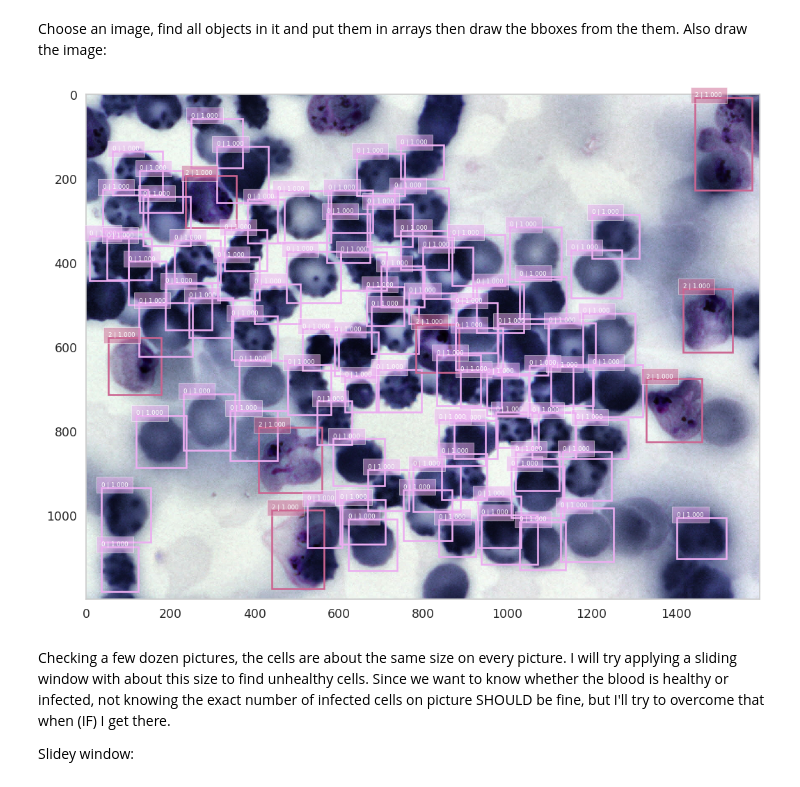
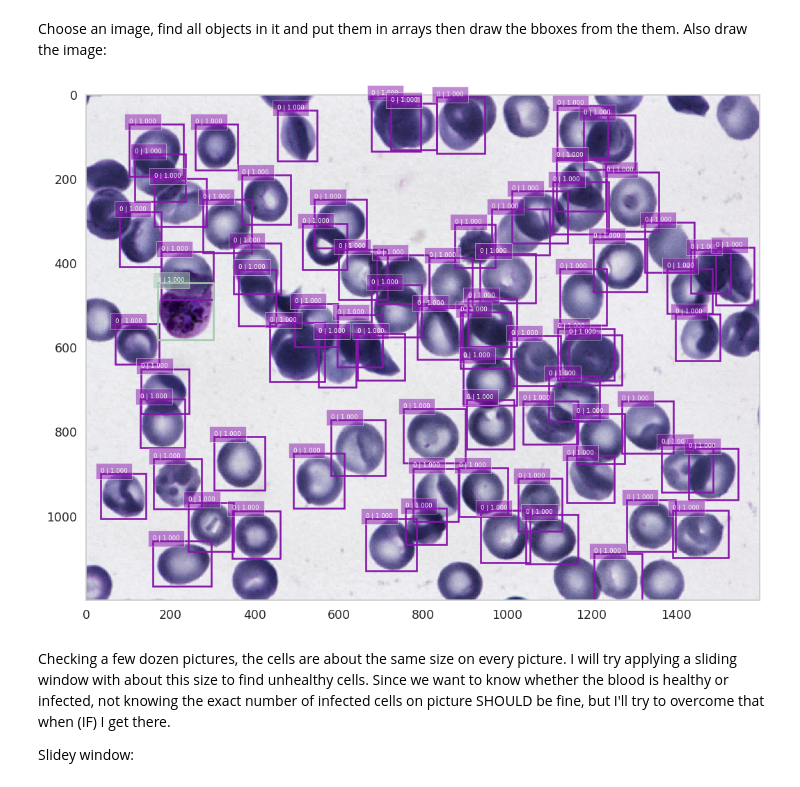
Before and after one commit to Lasulux/Midterm_Project, a Jupyter notebook: Malaria.ipynb, the cells around one changed output. Drawn from its saved outputs; the diff is of its cells as text; code cells hidden in the pictures.

```diff
--- a/Malaria.ipynb
+++ b/Malaria.ipynb
@@ -111,29 +111,29 @@ train_df.sample(5)
 # %% [markdown]
 Choose an image, find all objects in it and put them in arrays then draw the bboxes from the them. Also draw the image:
 # %%
-test_row = train_df.iloc[5]
+test_row = train_df.iloc[120]
 def show_image_boxes(in_row, ax=None):
     c_img = imread('drive/My Drive/malaria-bounding-boxes/malaria/malaria/' + in_row['path'])
     lab_img = np.zeros((c_img.shape[0], c_img.shape[1]), dtype='int')
     classes=[]
     scores=[]
     bboxes=[]
     for c_obj in in_row['objects']:
         bbx1 = c_obj['bounding_box']['minimum']['r']/lab_img.shape[0]
         bby1 = c_obj['bounding_box']['minimum']['c']/lab_img.shape[1]
         bbx2 = c_obj['bounding_box']['maximum']['r']/lab_img.shape[0]
         bby2 = c_obj['bounding_box']['maximum']['c']/lab_img.shape[1]
         classes.append(cat_to_num(c_obj['category']))
         scores.append(1.00)
         bboxes.append([bbx1,bby1,bbx2,bby2])
     bboxes=np.array(bboxes)
     classes=np.array(classes)
     scores=np.array(scores)
     bboxes=np.reshape(bboxes,(-1,4))
     plt_bboxes(c_img, classes, scores, bboxes)
 show_image_boxes(test_row)
 # %% [output]
-[figure, old version]
+[figure, new version]
 # %% [markdown]
 Checking a few dozen pictures, the cells are about the same size on every picture. I will try applying a sliding window with about this size to find unhealthy cells. Since we want to know whether the blood is healthy or infected, not knowing the exact number of infected cells on picture SHOULD be fine, but I'll try to overcome that when (IF) I get there.
 
```
Also changed, not shown: parts of 6 cells of this notebook.
